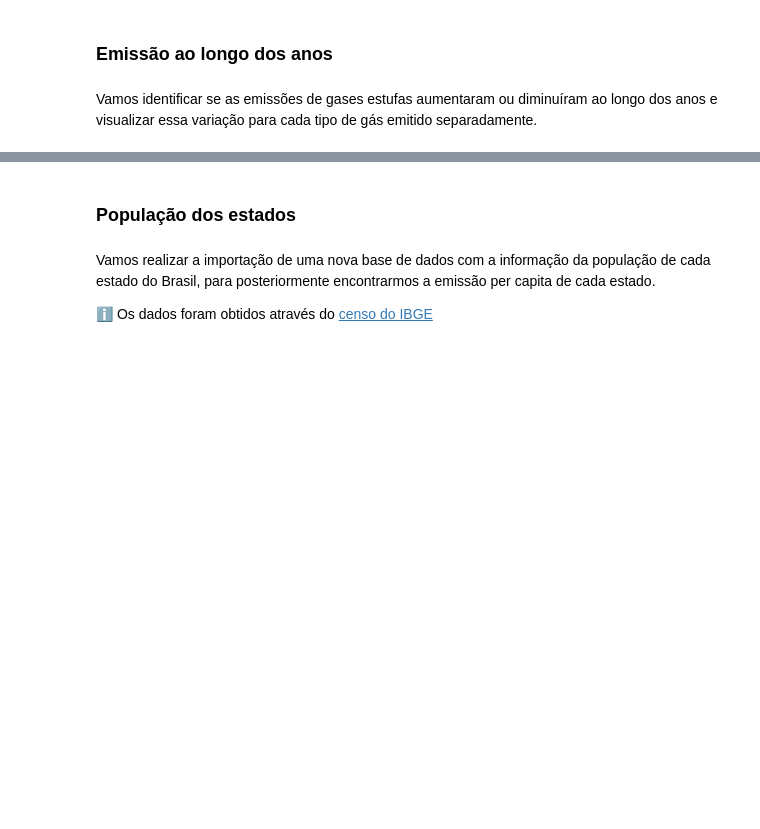
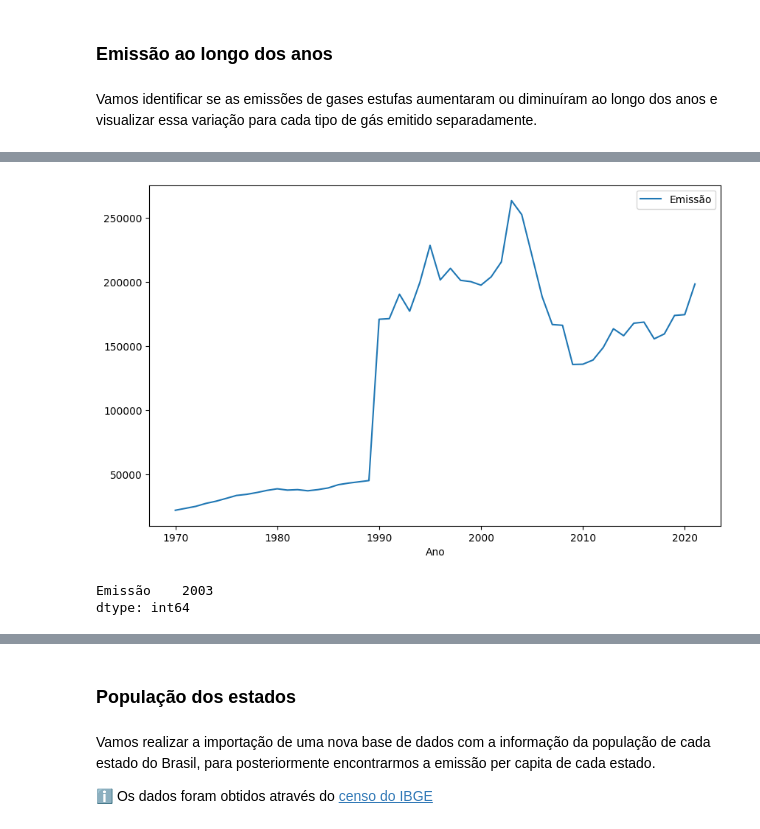
Before and after one commit to willalveslima/Pandas, a Jupyter notebook: pandas_selecao_e_agrupamento.ipynb, the cells around one changed output, grey strips where cells are left out. Saved outputs shown, nothing was run; the diff lists cells and outputs as text; code cells hidden in the pictures; blank space fills up the shorter version.

```diff
--- a/pandas_selecao_e_agrupamento.ipynb
+++ b/pandas_selecao_e_agrupamento.ipynb
@@ -198,0 +519,9 @@ Vamos identificar se as emissões de gases estufas aumentaram ou diminuíram ao
+# %%
+emissoes_por_ano.groupby('Ano')[['Emissão']].mean().plot(figsize = (10, 6));
+# %% [output]
+[figure, added]
+# %%
+emissoes_por_ano.groupby('Ano')[['Emissão']].mean().idxmax()
+# %% [output]
+Emissão    2003
+dtype: int64
```
Also changed, not shown: parts of 30 cells of this notebook, 3 other files.
